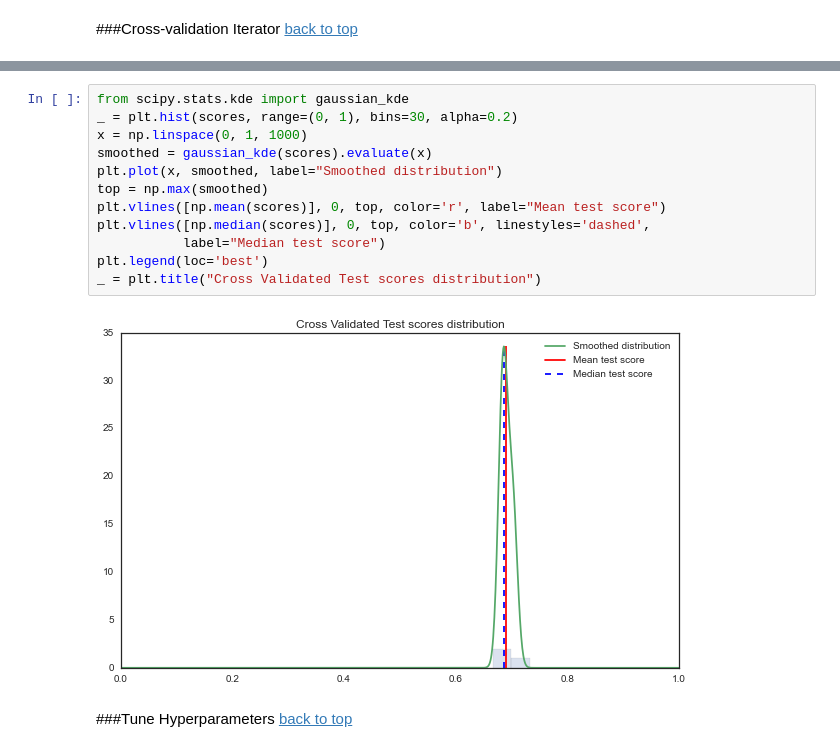
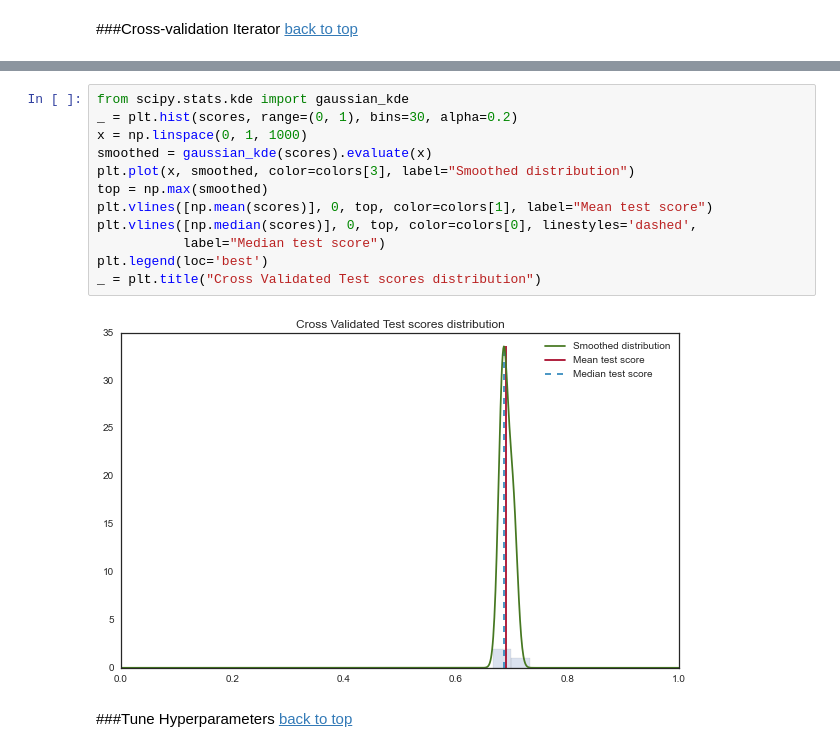
Before and after one commit to jthang/DataScienceLab, a Jupyter notebook: machine_learning/naive_bayes.ipynb, the cells around one changed output, grey strips where cells are left out. Saved outputs shown, nothing was run; the diff lists cells and outputs as text.

```diff
--- a/machine_learning/naive_bayes.ipynb
+++ b/machine_learning/naive_bayes.ipynb
@@ -207,17 +221,17 @@ Wall time: 1.55 s
 # %%
 from scipy.stats.kde import gaussian_kde
 _ = plt.hist(scores, range=(0, 1), bins=30, alpha=0.2)
 x = np.linspace(0, 1, 1000)
 smoothed = gaussian_kde(scores).evaluate(x)
-plt.plot(x, smoothed, label="Smoothed distribution")
+plt.plot(x, smoothed, color=colors[3], label="Smoothed distribution")
 top = np.max(smoothed)
-plt.vlines([np.mean(scores)], 0, top, color='r', label="Mean test score")
-plt.vlines([np.median(scores)], 0, top, color='b', linestyles='dashed',
+plt.vlines([np.mean(scores)], 0, top, color=colors[1], label="Mean test score")
+plt.vlines([np.median(scores)], 0, top, color=colors[0], linestyles='dashed',
            label="Median test score")
 plt.legend(loc='best')
 _ = plt.title("Cross Validated Test scores distribution")
 # %% [output]
-[figure, old version]
+[figure, new version]
 # %% [markdown]
 ###Tune Hyperparameters
 [back to top](#contents)
```
Also changed, not shown: parts of 12 cells of this notebook.
